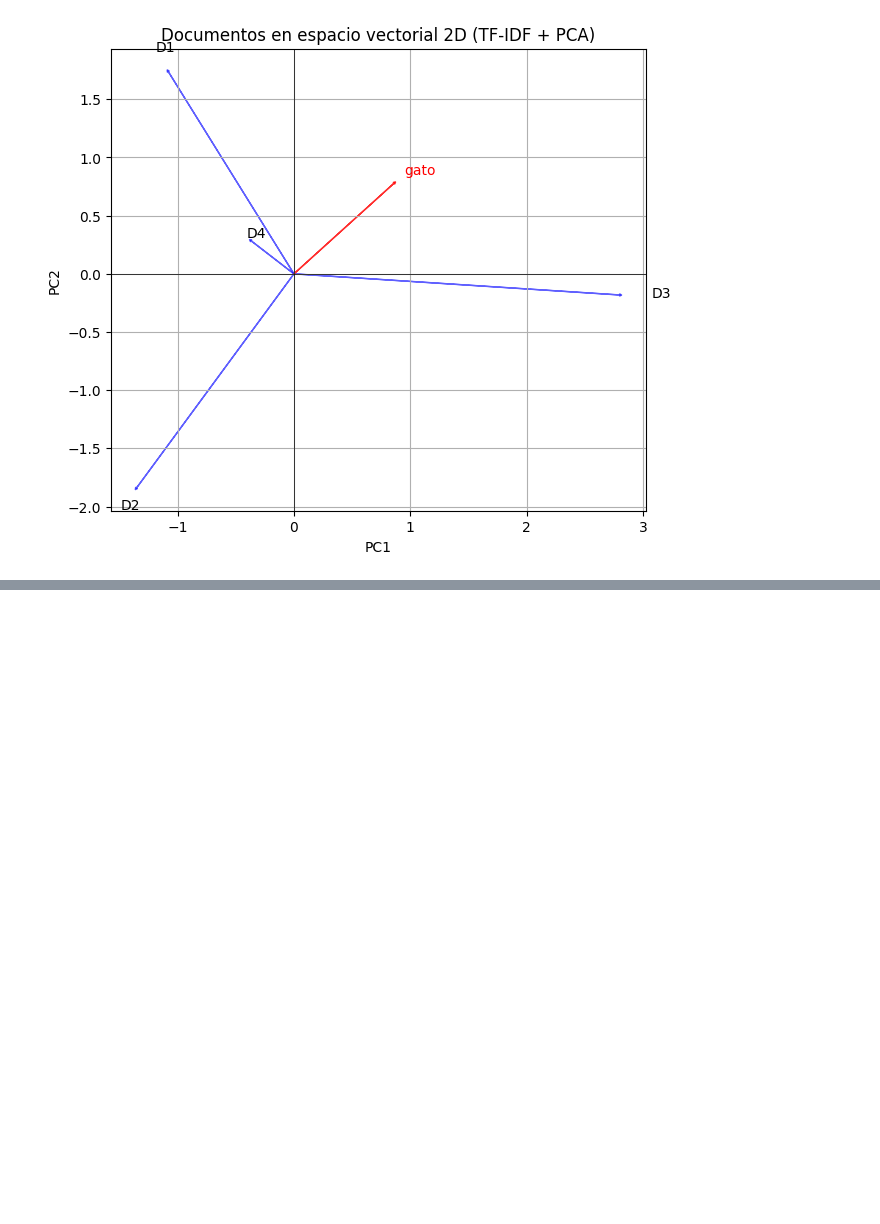
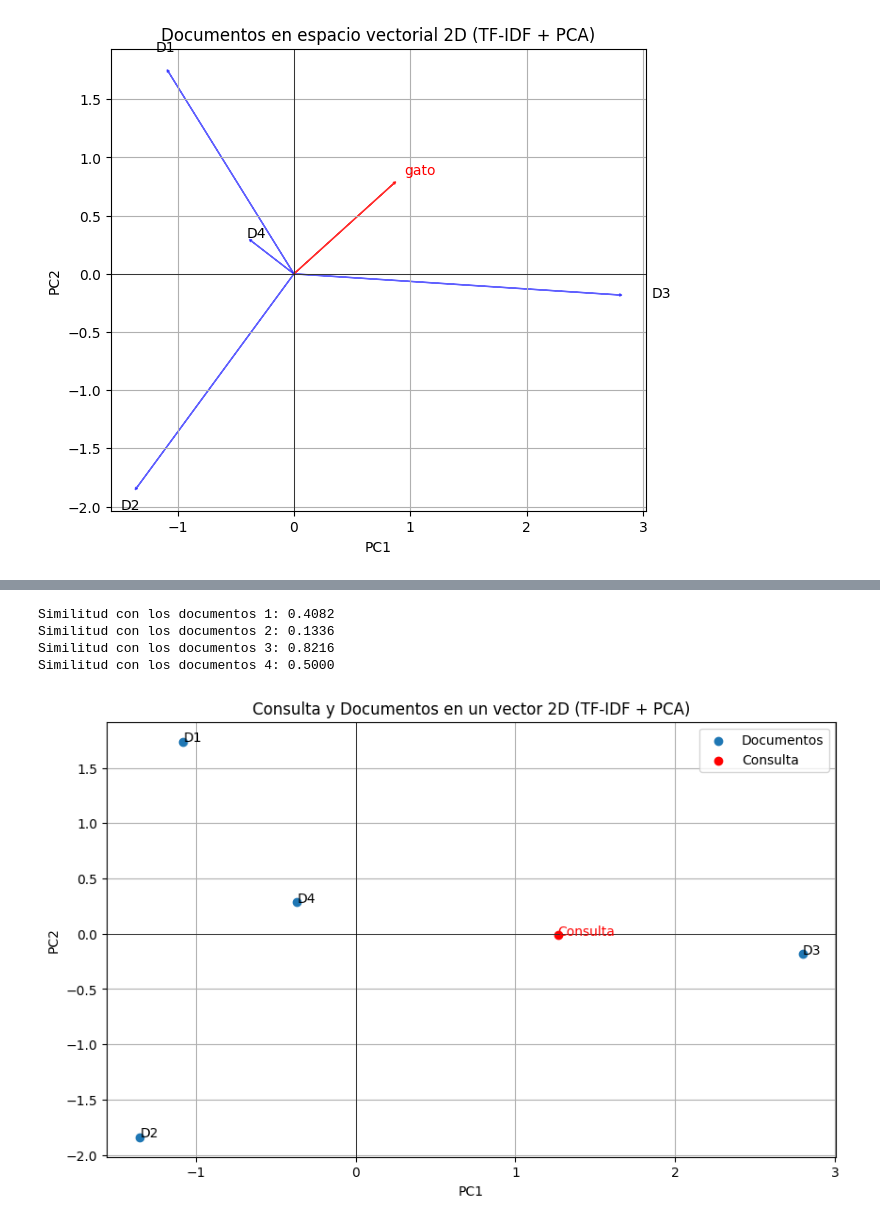
Before and after one commit to SebasRo17/Recuperacion, a Jupyter notebook: ir25a-main/ir25a-main/notebooks/03similitudcoseno.ipynb, the cells around one changed output, grey strips where cells are left out. Drawn from its saved outputs; the diff is of its cells as text; code cells hidden in the pictures; blank space fills up the shorter version.

```diff
--- a/ir25a-main/ir25a-main/notebooks/03similitudcoseno.ipynb
+++ b/ir25a-main/ir25a-main/notebooks/03similitudcoseno.ipynb
@@ -194,0 +203,42 @@ plt.show()
+# %%
+from sklearn.metrics.pairwise import cosine_similarity
+import numpy as np
+
+#1: Ingresar una consulta como texto
+query = "El gato está en el jardín."
+
+#2: Representar la consulta como un vector en el mismo espacio que los documentos
+query_vector = np.array([query.lower().count(term) for term in vocab])
+
+#3: Calcular la similitud coseno entre la consulta y los documentos
+doc_vectors = matriz.T.values
+cosine_similarities = cosine_similarity([query_vector], doc_vectors)[0]
+for i, similarity in enumerate(cosine_similarities):
+    print(f"Similitud con los documentos {i+1}: {similarity:.4f}")
+# %% [output]
+Similitud con los documentos 1: 0.4082
+Similitud con los documentos 2: 0.1336
+Similitud con los documentos 3: 0.8216
+Similitud con los documentos 4: 0.5000
+# %%
+# Step 4: Visualize the query as a vector in the same space
+query_2d = pca.transform([query_vector])
+
+plt.figure(figsize=(10, 6))
+plt.scatter(docs_2d[:, 0], docs_2d[:, 1], label="Documentos")
+for i, txt in enumerate(["D1", "D2", "D3", "D4"]):
+    plt.annotate(txt, (docs_2d[i, 0], docs_2d[i, 1]))
+
+plt.scatter(query_2d[0, 0], query_2d[0, 1], color='red', label="Consulta")
+plt.annotate("Consulta", (query_2d[0, 0], query_2d[0, 1]), color='red')
+
+plt.title("Consulta y Documentos en un vector 2D (TF-IDF + PCA)")
+plt.xlabel("PC1")
+plt.ylabel("PC2")
+plt.axhline(0, color='black', lw=0.5)
+plt.axvline(0, color='black', lw=0.5)
+plt.grid(True)
+plt.legend()
+plt.show()
+# %% [output]
+[figure, added]
```
Also changed, not shown: parts of 6 cells of this notebook.
